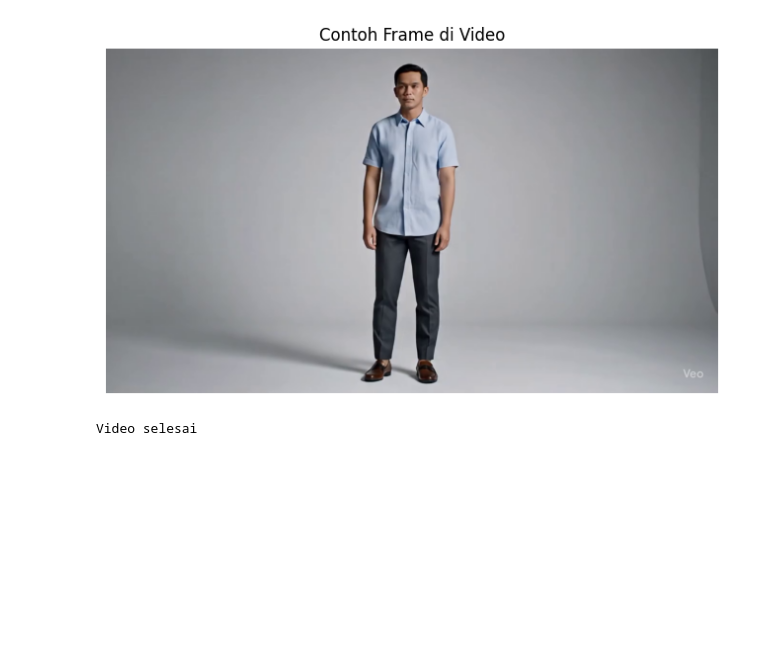
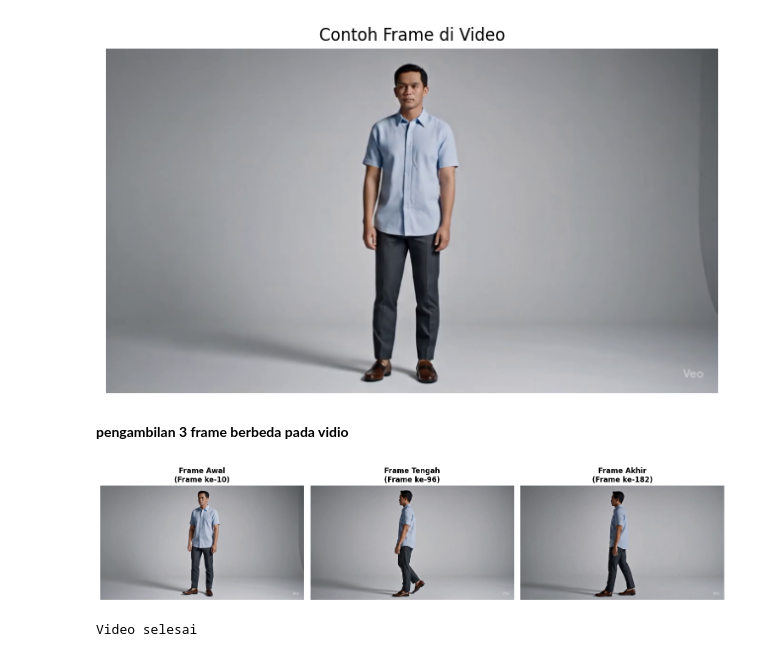
Before and after one commit to aji-ptn/Pengolahan_Multimedia, a Jupyter notebook: 12_video_processing_week1.ipynb, the cells around one changed output. Drawn from its saved outputs; the diff is of its cells as text; code cells hidden in the pictures; blank space fills up the shorter version.

```diff
--- a/12_video_processing_week1.ipynb
+++ b/12_video_processing_week1.ipynb
@@ -86,6 +86,51 @@ cap.release()
 # %% [output]
 Dimensi Frame: (720, 1280, 3)
 [figure]
+# %% [markdown]
+**pengambilan 3 frame berbeda pada vidio**
+# %%
+import cv2
+import os
+import matplotlib.pyplot as plt
+
+
+PATH_VIDEO = os.path.join(os.getcwd(), 'data', 'man_walking.mp4')
+cap = cv2.VideoCapture(PATH_VIDEO)
+
+if cap.isOpened():
+
+    total_frames = int(cap.get(cv2.CAP_PROP_FRAME_COUNT))
+
+
+    titik_frame = [10, total_frames // 2, total_frames - 10]
+    judul_frame = ["Frame Awal", "Frame Tengah", "Frame Akhir"]
+
+
+    fig, axes = plt.subplots(1, 3, figsize=(15, 5))
+
+    for i in range(3):
+
+        cap.set(cv2.CAP_PROP_POS_FRAMES, titik_frame[i])
+        ret, frame = cap.read()
+
+        if ret:
+
+            frame_rgb = cv2.cvtColor(frame, cv2.COLOR_BGR2RGB)
+
+            axes[i].imshow(frame_rgb)
+            axes[i].set_title(f"{judul_frame[i]}\n(Frame ke-{titik_frame[i]})", fontweight='bold')
+            axes[i].axis('off')
+
+    plt.tight_layout()
+    plt.show()
+else:
+    print(f"Error: Tidak bisa membuka file video di '{PATH_VIDEO}'")
+    print("Pastikan nama file dan path sudah benar.")
+
+
+cap.release()
+# %% [output]
+[figure, added]
 # %%
 # Menampilkan video di window terpisah
 # Periksa window baru di sistem operasi Anda
```
Also changed, not shown: parts of 5 cells of this notebook, 14 other files.
